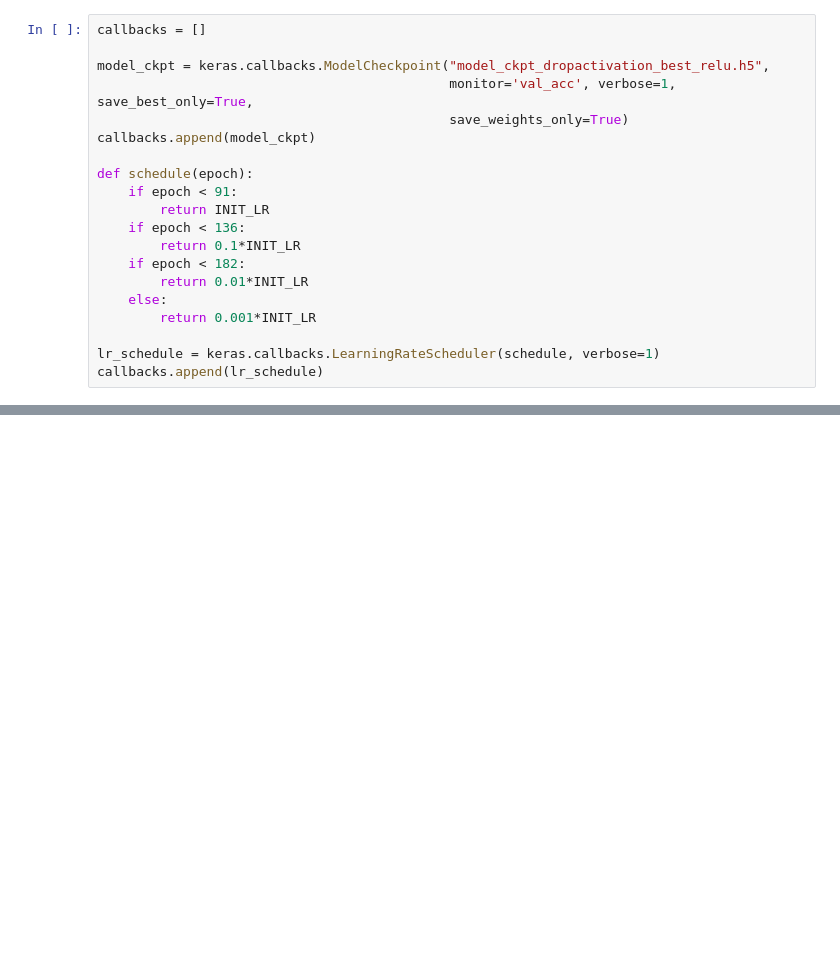
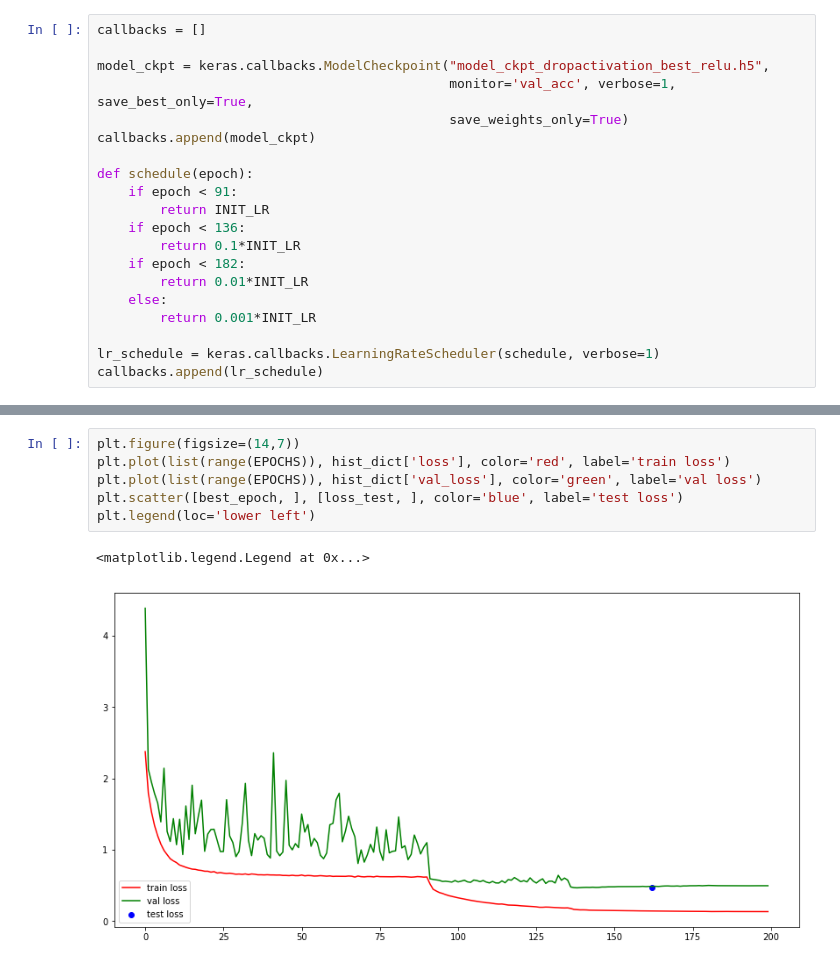
Before and after one commit to JGuillaumin/one_week_one_paper, a Jupyter notebook: week_46_drop_activation/ResNet-56_CIFAR10_ReLU.ipynb, the cells around one changed output, grey strips where cells are left out. Saved outputs shown, nothing was run; the diff lists cells and outputs as text; blank space fills up the shorter version.

```diff
--- a/week_46_drop_activation/ResNet-56_CIFAR10_ReLU.ipynb
+++ b/week_46_drop_activation/ResNet-56_CIFAR10_ReLU.ipynb
@@ -177,0 +226,9 @@ Epoch 00001: val_acc improved from -inf to 0.21160, saving model to model_ckpt_d
+# %%
+plt.figure(figsize=(14,7))
+plt.plot(list(range(EPOCHS)), hist_dict['loss'], color='red', label='train loss')
+plt.plot(list(range(EPOCHS)), hist_dict['val_loss'], color='green', label='val loss')
+plt.scatter([best_epoch, ], [loss_test, ], color='blue', label='test loss')
+plt.legend(loc='lower left')
+# %% [output]
+<matplotlib.legend.Legend at 0x...>
+[figure, added]
```
Also changed, not shown: parts of 7 cells of this notebook, 8 other files.
